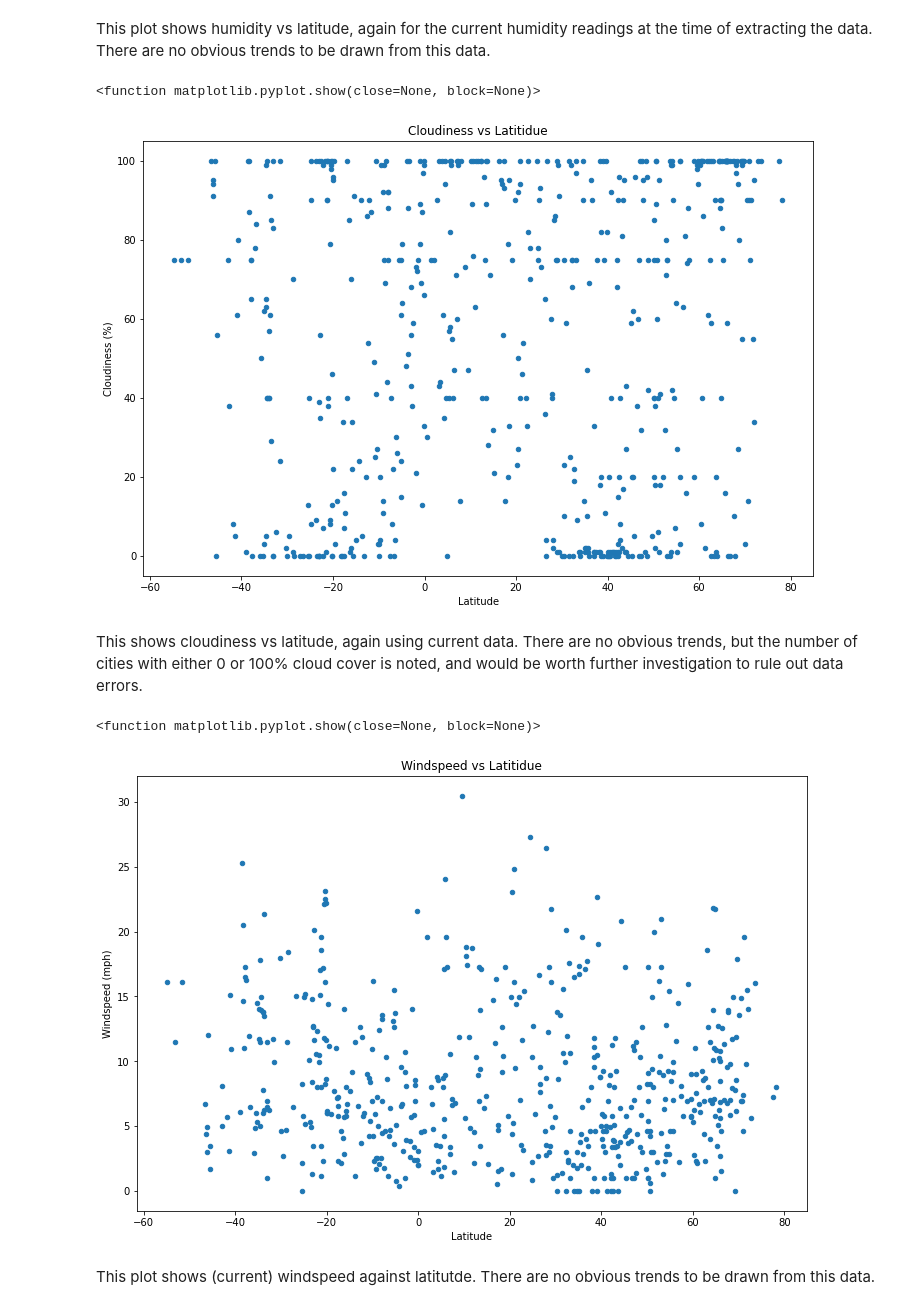
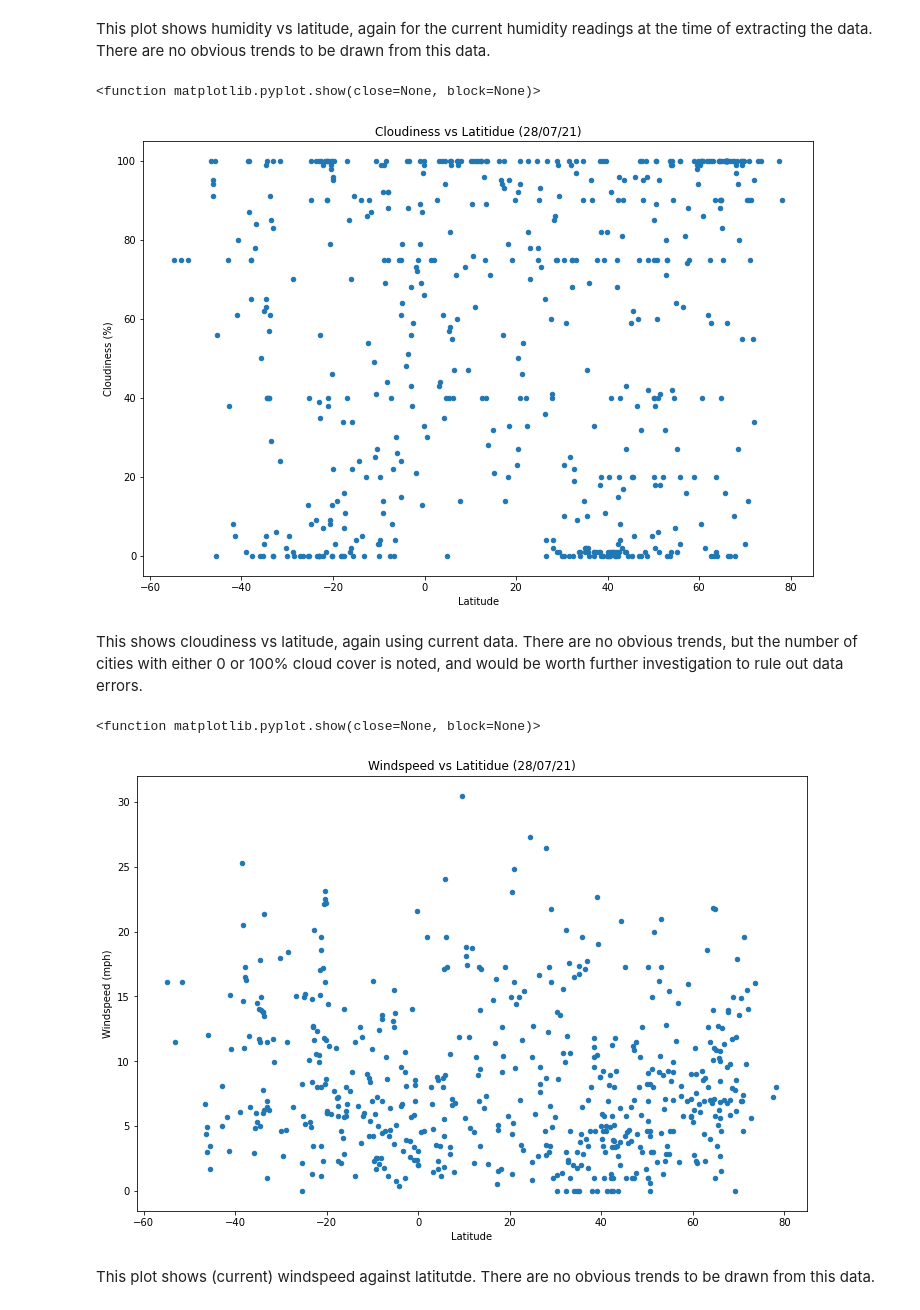
Before and after one commit to TomHOldershaw/python-api-challenge, a Jupyter notebook: WeatherPy/WeatherPy.ipynb, the cells around one changed output. Drawn from its saved outputs; the diff is of its cells as text; code cells hidden in the pictures.

```diff
--- a/WeatherPy/WeatherPy.ipynb
+++ b/WeatherPy/WeatherPy.ipynb
@@ -223,26 +223,26 @@ This plot shows humidity vs latitude, again for the current humidity readings at
 city_wther.plot(kind="scatter", x='Lat', y='Cloudiness', figsize=(12,8))
 plt.xlabel("Latitude")
 plt.ylabel("Cloudiness (%)")
-plt.title("Cloudiness vs Latitidue")
+plt.title("Cloudiness vs Latitidue (28/07/21)")
 plt.savefig("output/cloud_lat.png", format='png')
 plt.show
 # %% [output]
 <function matplotlib.pyplot.show(close=None, block=None)>
-[figure, old version]
+[figure, new version]
 # %% [markdown]
 This shows cloudiness vs latitude, again using current data. There are no obvious trends, but the number of cities with either 0 or 100% cloud cover is noted, and would be worth further investigation to rule out data errors.
 # %%
 # Windspeed vs latitude
 
 city_wther.plot(kind="scatter", x='Lat', y='Wind Speed', figsize=(12,8))
 plt.xlabel("Latitude")
 plt.ylabel("Windspeed (mph)")
-plt.title("Windspeed vs Latitidue")
+plt.title("Windspeed vs Latitidue (28/07/21)")
 plt.savefig("output/wind_lat.png", format='png')
 plt.show
 # %% [output]
 <function matplotlib.pyplot.show(close=None, block=None)>
-[figure, old version]
+[figure, new version]
 # %% [markdown]
 This plot shows (current) windspeed against latitutde. There are no obvious trends to be drawn from this data.
 # %%
```
Also changed, not shown: parts of 18 cells of this notebook.
